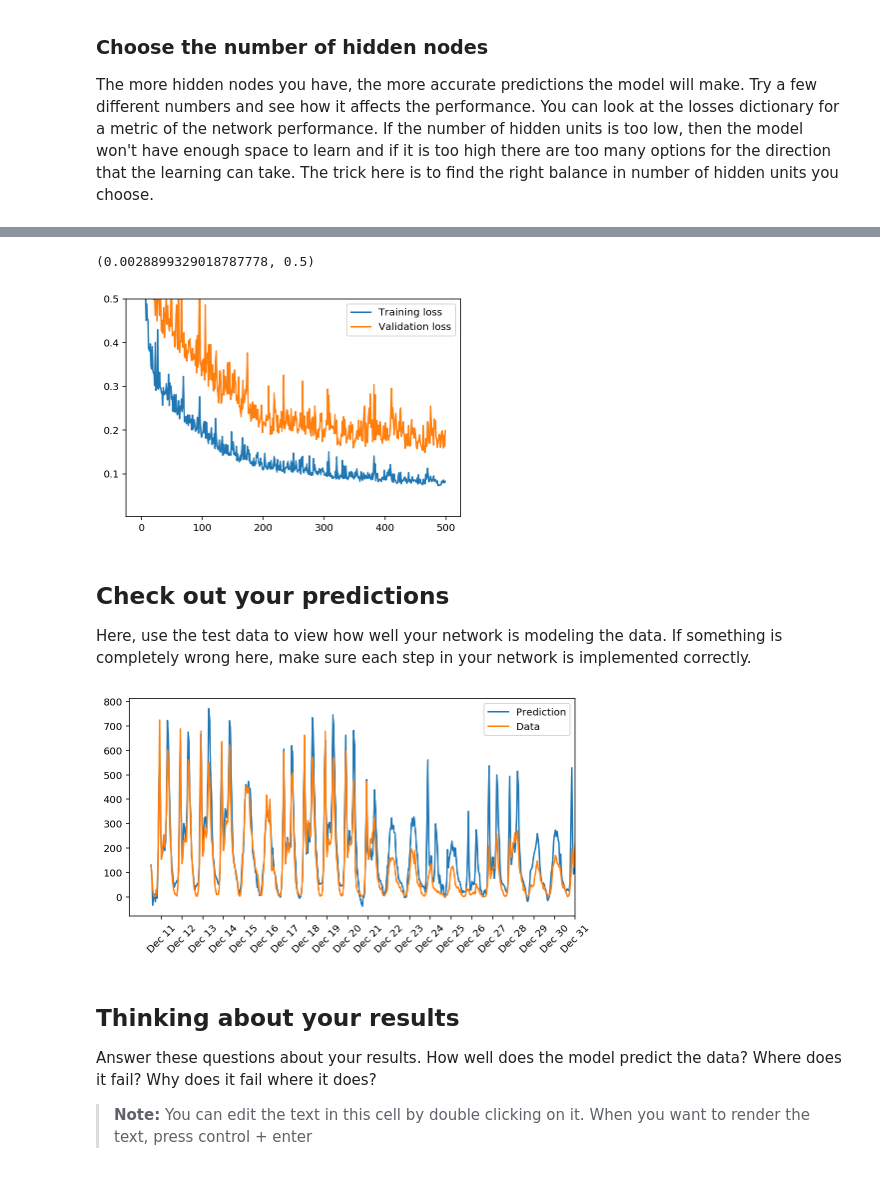
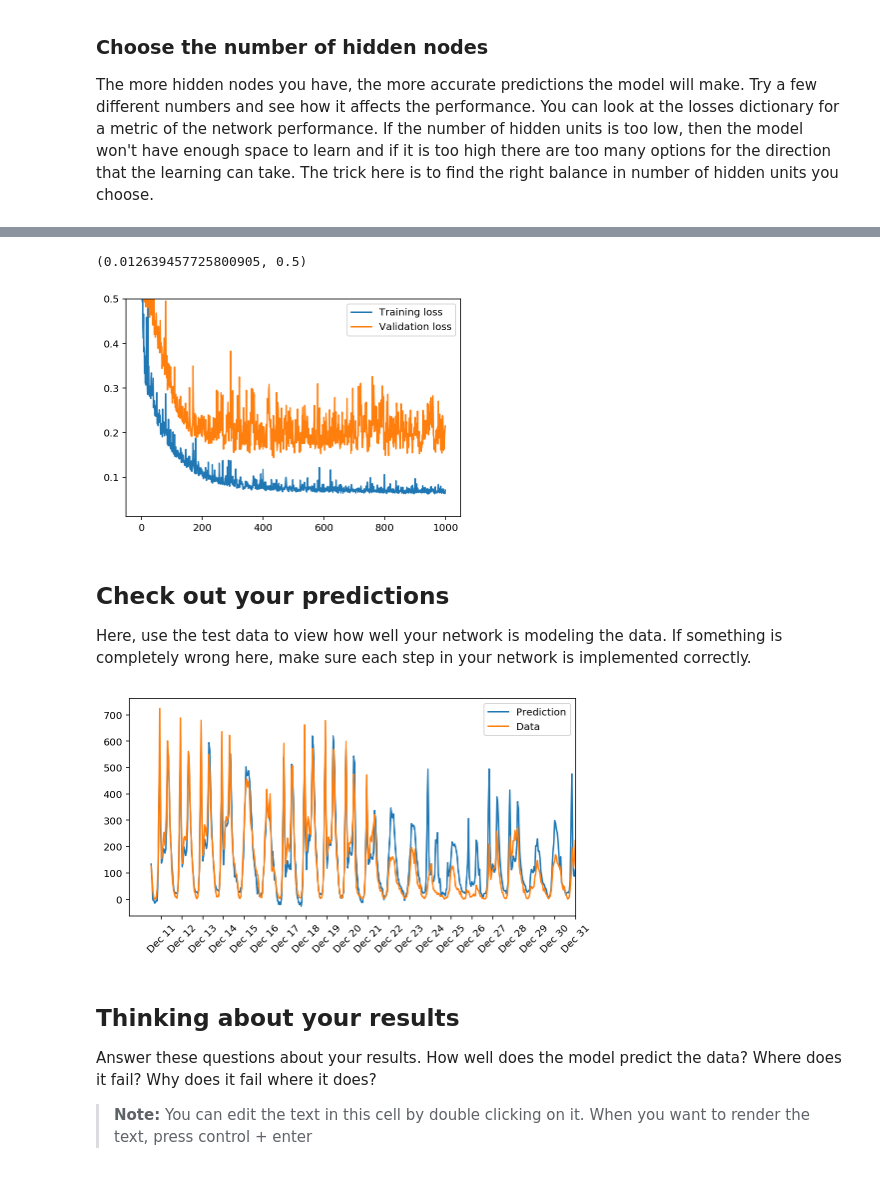
Before and after one commit to leros/Udacity-nd101-DeepLearning, a Jupyter notebook: DLND-your-first-network/dlnd-your-first-neural-network.ipynb, the cells around one changed output, grey strips where cells are left out. Saved outputs shown, nothing was run; the diff lists cells and outputs as text; code cells hidden in the pictures.

```diff
--- a/DLND-your-first-network/dlnd-your-first-neural-network.ipynb
+++ b/DLND-your-first-network/dlnd-your-first-neural-network.ipynb
@@ -190,7 +190,7 @@ The more hidden nodes you have, the more accurate predictions the model will mak
 import sys
 
 ### Set the hyperparameters here ###
-epochs = 500
+epochs = 1000
 learning_rate = 0.10
 hidden_nodes = 7
 output_nodes = 1
@@ -202,8 +202,8 @@ losses = {'train':[], 'validation':[]}
 for e in range(epochs):
     # Go through a random batch of 128 records from the training data set
     batch = np.random.choice(train_features.index, size=128)
-    for record, target in zip(train_features.ix[batch].values,
-                              train_targets.ix[batch]['cnt']):
+    for record, target in zip(train_features.loc[batch].values,
+                              train_targets.loc[batch]['cnt']):
         network.train(record, target)
 
     # Printing out the training progress
@@ -223,8 +223,8 @@ plt.plot(losses['validation'], label='Validation loss')
 plt.legend()
 plt.ylim(ymax=0.5)
 # %% [output]
-(0.0028899329018787778, 0.5)
+(0.012639457725800905, 0.5)
-[figure, old version]
+[figure, new version]
 # %% [markdown]
 ## Check out your predictions
 
@@ -232,19 +232,19 @@ Here, use the test data to view how well your network is modeling the data. If s
 # %%
 fig, ax = plt.subplots(figsize=(8,4))
 
 mean, std = scaled_features['cnt']
 predictions = network.run(test_features)*std + mean
 ax.plot(predictions[0], label='Prediction')
 ax.plot((test_targets['cnt']*std + mean).values, label='Data')
 ax.set_xlim(right=len(predictions))
 ax.legend()
 
-dates = pd.to_datetime(rides.ix[test_data.index]['dteday'])
+dates = pd.to_datetime(rides.loc[test_data.index]['dteday'])
 dates = dates.apply(lambda d: d.strftime('%b %d'))
 ax.set_xticks(np.arange(len(dates))[12::24])
 _ = ax.set_xticklabels(dates[12::24], rotation=45)
 # %% [output]
-[figure, old version]
+[figure, new version]
 # %% [markdown]
 ## Thinking about your results
 
```
Also changed, not shown: parts of 3 cells of this notebook.
